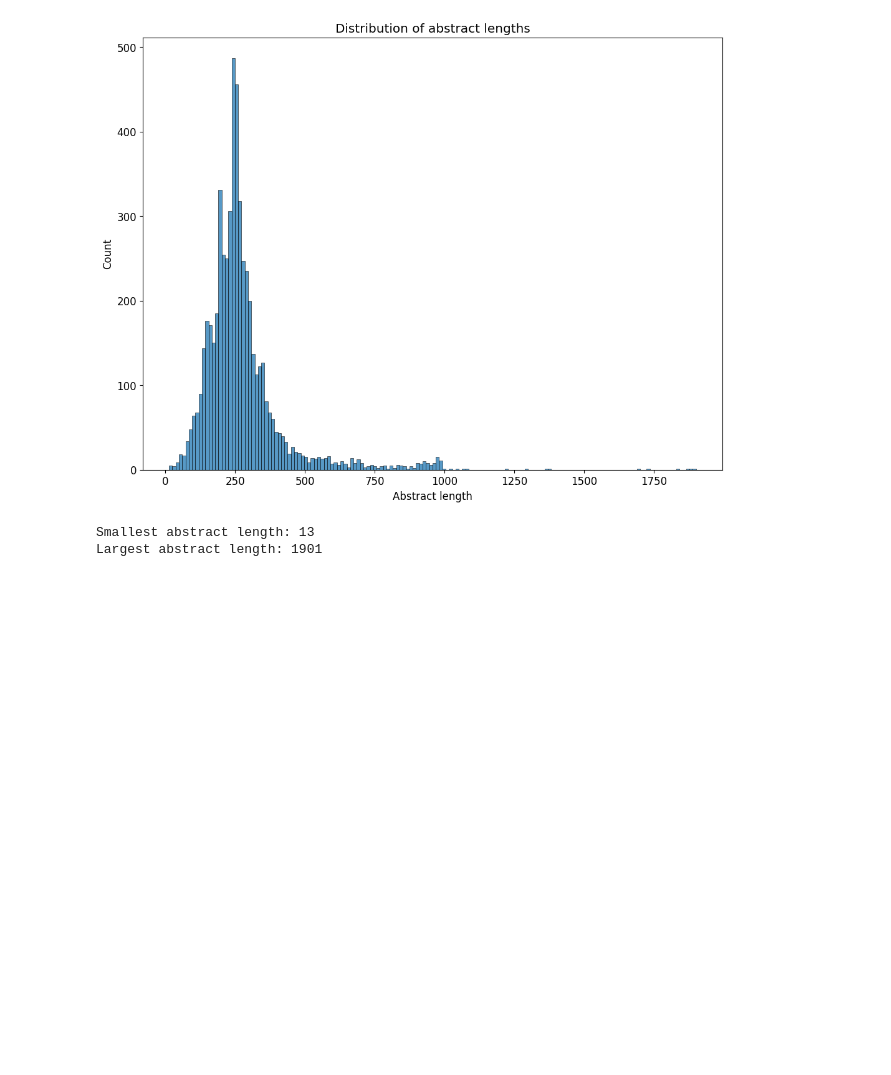
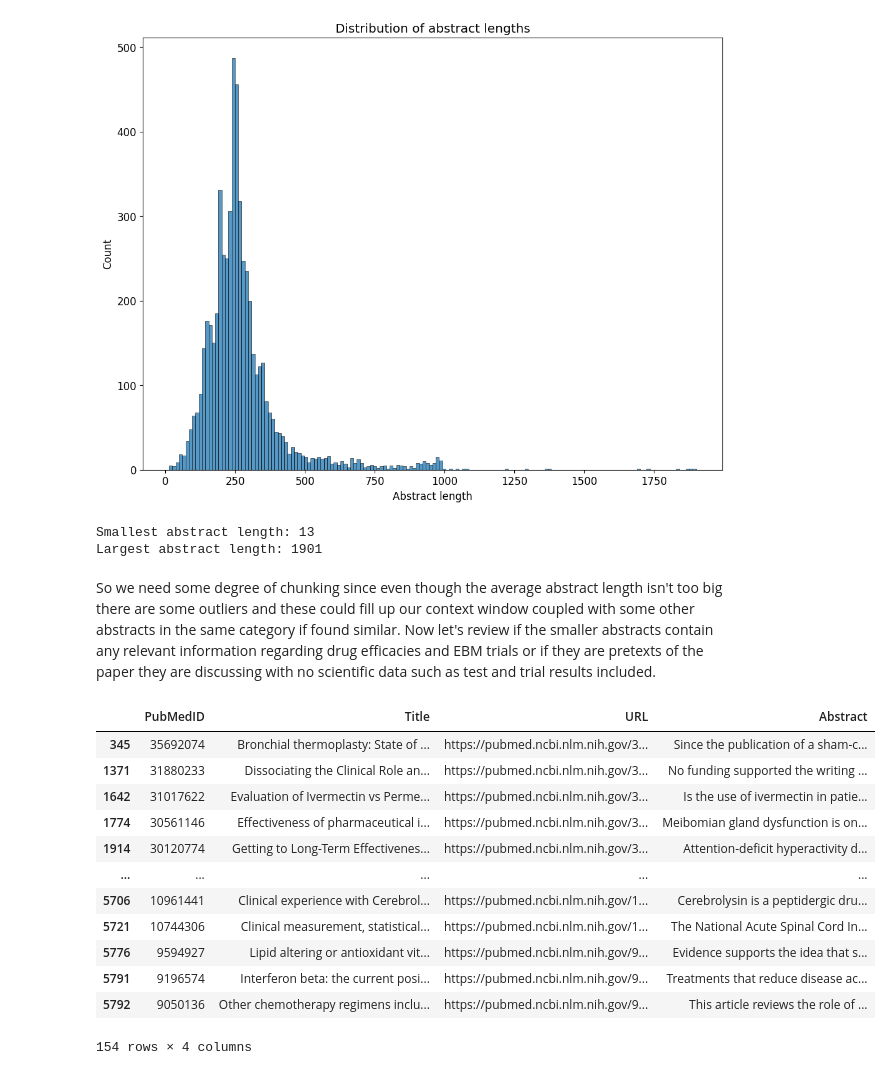
Before and after one commit to SuleymanIII/LLM-Justification, a Jupyter notebook: Project.ipynb, the cells around one changed output. Cells and saved outputs as stored; diff of their text form; code cells hidden in the pictures; blank space fills up the shorter version.

```diff
--- a/Project.ipynb
+++ b/Project.ipynb
@@ -317,3 +306,27 @@ print("Largest abstract length: " + str(largest))
 # %% [output]
 Smallest abstract length: 13
 Largest abstract length: 1901
+# %% [markdown]
+So we need some degree of chunking since even though the average abstract length isn't too big there are some outliers and these could fill up our context window coupled with some other abstracts in the same category if found similar. Now let's review if the smaller abstracts contain any relevant information regarding drug efficacies and EBM trials or if they are pretexts of the paper they are discussing with no scientific data such as test and trial results included.
+# %%
+max_length = 100
+
+# Filter the DataFrame
+short_abstracts = data[data['Abstract'].apply(lambda x: len(x.split())) < max_length]
+
+# Display the short abstracts
+short_abstracts
+# %% [output]
+|  | PubMedID | Title | URL | Abstract |
+| 345 | 35692074 | Bronchial thermoplasty: State of ... | https://pubmed.ncbi.nlm.nih.gov/3... | Since the publication of a sham-c... |
+| 1371 | 31880233 | Dissociating the Clinical Role an... | https://pubmed.ncbi.nlm.nih.gov/3... | No funding supported the writing ... |
+| 1642 | 31017622 | Evaluation of Ivermectin vs Perme... | https://pubmed.ncbi.nlm.nih.gov/3... | Is the use of ivermectin in patie... |
+| 1774 | 30561146 | Effectiveness of pharmaceutical i... | https://pubmed.ncbi.nlm.nih.gov/3... | Meibomian gland dysfunction is on... |
+| 1914 | 30120774 | Getting to Long-Term Effectivenes... | https://pubmed.ncbi.nlm.nih.gov/3... | Attention-deficit hyperactivity d... |
+| ... | ... | ... | ... | ... |
+| 5706 | 10961441 | Clinical experience with Cerebrol... | https://pubmed.ncbi.nlm.nih.gov/1... | Cerebrolysin is a peptidergic dru... |
+| 5721 | 10744306 | Clinical measurement, statistical... | https://pubmed.ncbi.nlm.nih.gov/1... | The National Acute Spinal Cord In... |
+| 5776 | 9594927 | Lipid altering or antioxidant vit... | https://pubmed.ncbi.nlm.nih.gov/9... | Evidence supports the idea that s... |
+| 5791 | 9196574 | Interferon beta: the current posi... | https://pubmed.ncbi.nlm.nih.gov/9... | Treatments that reduce disease ac... |
+| 5792 | 9050136 | Other chemotherapy regimens inclu... | https://pubmed.ncbi.nlm.nih.gov/9... | This article reviews the role of ... |
+154 rows × 4 columns
```
Also changed, not shown: parts of 7 cells of this notebook.
